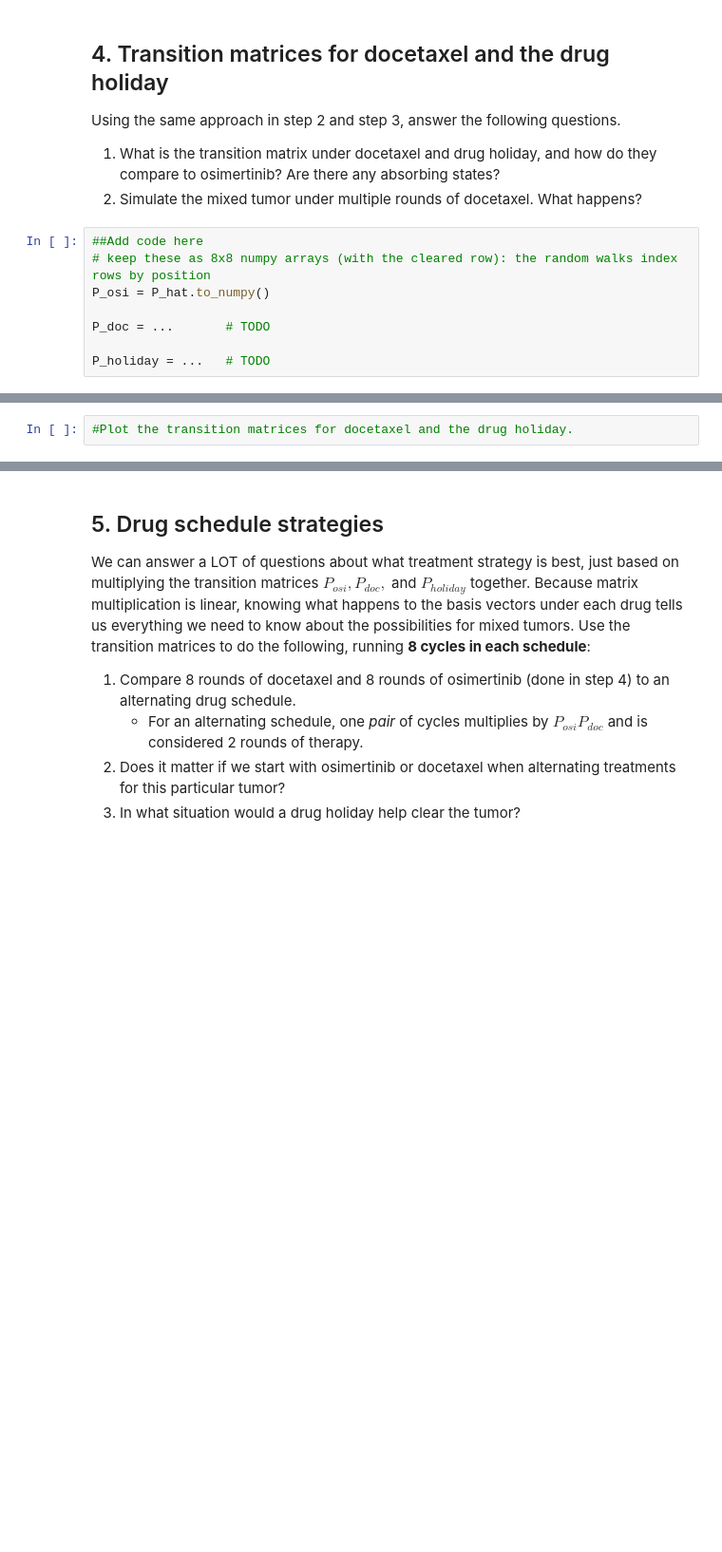
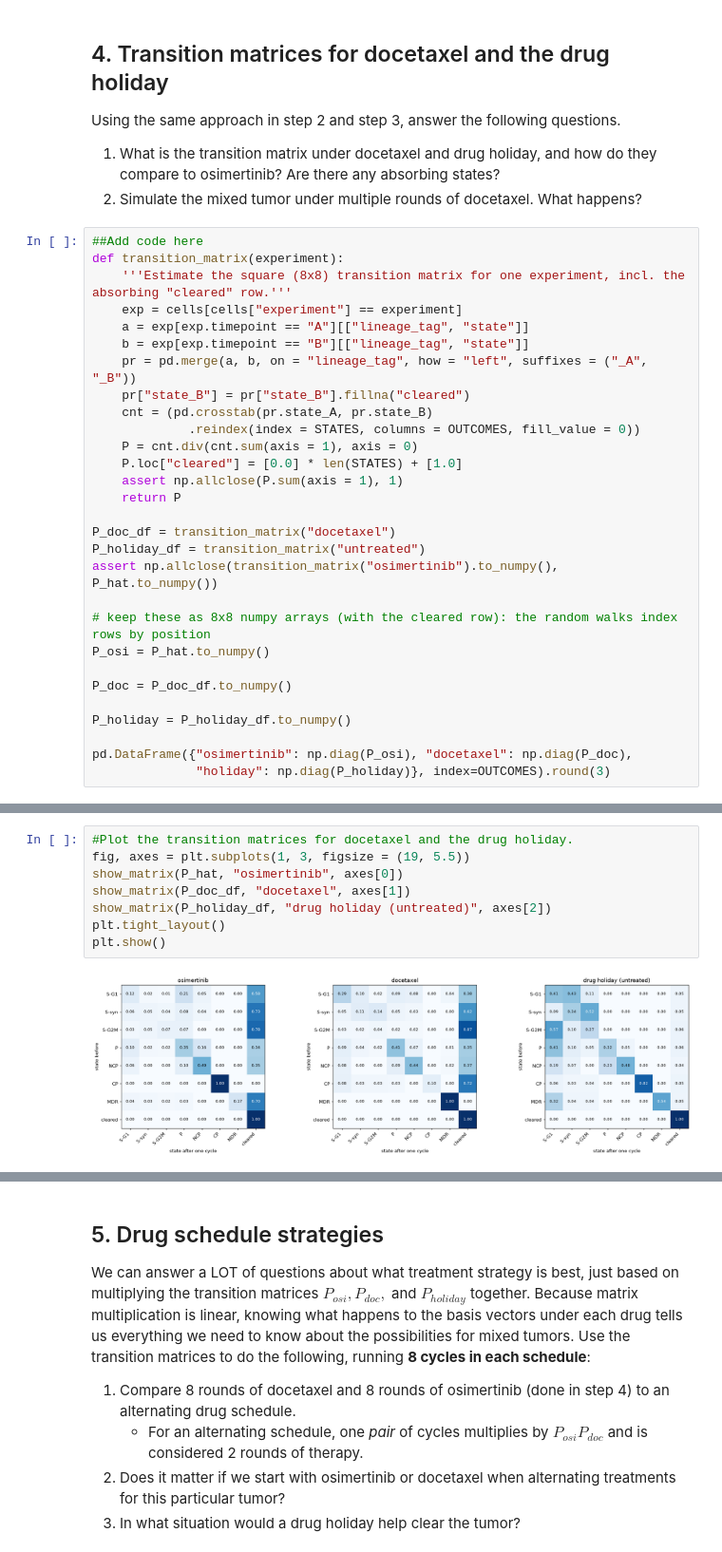
Before and after one commit to jcstallard3/uu_markov, a Jupyter notebook: lab_2/Lab09_markov_chain_cells.ipynb, the cells around one changed output, grey strips where cells are left out. Shown at 95% size. Cells and saved outputs as stored; diff of their text form; blank space fills up the shorter version.

```diff
--- a/lab_2/Lab09_markov_chain_cells.ipynb
+++ b/lab_2/Lab09_markov_chain_cells.ipynb
@@ -301,9 +345,30 @@ Using the same approach in step 2 and step 3, answer the following questions.
 2. Simulate the mixed tumor under multiple rounds of docetaxel. What happens?
 # %%
 ##Add code here
+def transition_matrix(experiment):
+    '''Estimate the square (8x8) transition matrix for one experiment, incl. the absorbing "cleared" row.'''
+    exp = cells[cells["experiment"] == experiment]
+    a = exp[exp.timepoint == "A"][["lineage_tag", "state"]]
+    b = exp[exp.timepoint == "B"][["lineage_tag", "state"]]
+    pr = pd.merge(a, b, on = "lineage_tag", how = "left", suffixes = ("_A", "_B"))
+    pr["state_B"] = pr["state_B"].fillna("cleared")
+    cnt = (pd.crosstab(pr.state_A, pr.state_B)
+             .reindex(index = STATES, columns = OUTCOMES, fill_value = 0))
+    P = cnt.div(cnt.sum(axis = 1), axis = 0)
+    P.loc["cleared"] = [0.0] * len(STATES) + [1.0]
+    assert np.allclose(P.sum(axis = 1), 1)
+    return P
+
+P_doc_df = transition_matrix("docetaxel")
+P_holiday_df = transition_matrix("untreated")
+assert np.allclose(transition_matrix("osimertinib").to_numpy(), P_hat.to_numpy())
+
 # keep these as 8x8 numpy arrays (with the cleared row): the random walks index rows by position
 P_osi = P_hat.to_numpy()
 
-P_doc = ...       # TODO
+P_doc = P_doc_df.to_numpy()
 
-P_holiday = ...   # TODO
+P_holiday = P_holiday_df.to_numpy()
+
+pd.DataFrame({"osimertinib": np.diag(P_osi), "docetaxel": np.diag(P_doc),
+              "holiday": np.diag(P_holiday)}, index=OUTCOMES).round(3)
@@ -310,4 +385,12 @@ P_holiday = ...   # TODO
 # %%
 #Plot the transition matrices for docetaxel and the drug holiday.
+fig, axes = plt.subplots(1, 3, figsize = (19, 5.5))
+show_matrix(P_hat, "osimertinib", axes[0])
+show_matrix(P_doc_df, "docetaxel", axes[1])
+show_matrix(P_holiday_df, "drug holiday (untreated)", axes[2])
+plt.tight_layout()
+plt.show()
+# %% [output]
+[figure, added]
 # %%
 # Simulate the evolution of pi_mix under docetaxel
```
Also changed, not shown: parts of 23 cells of this notebook.
